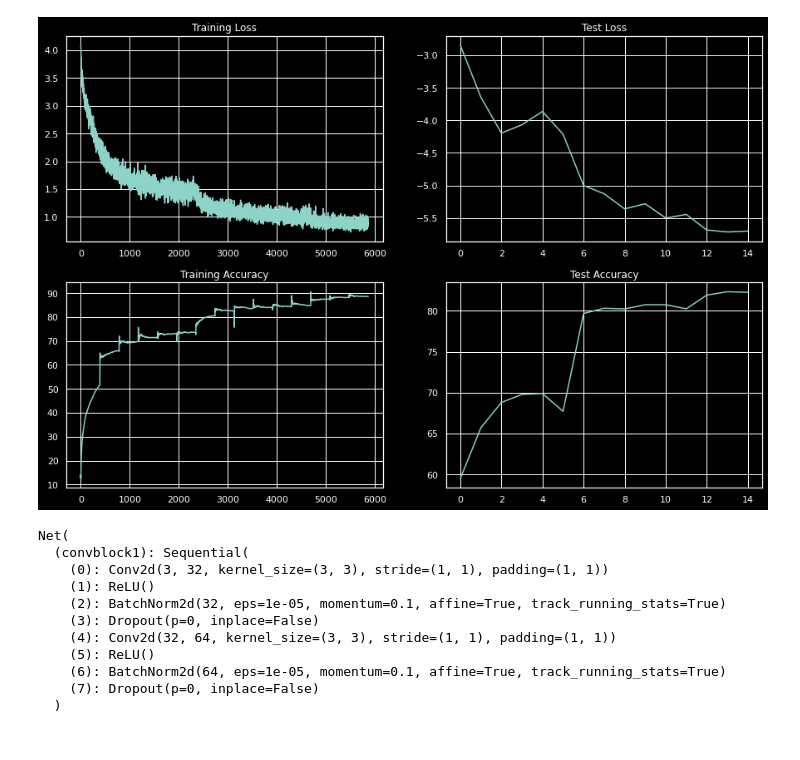
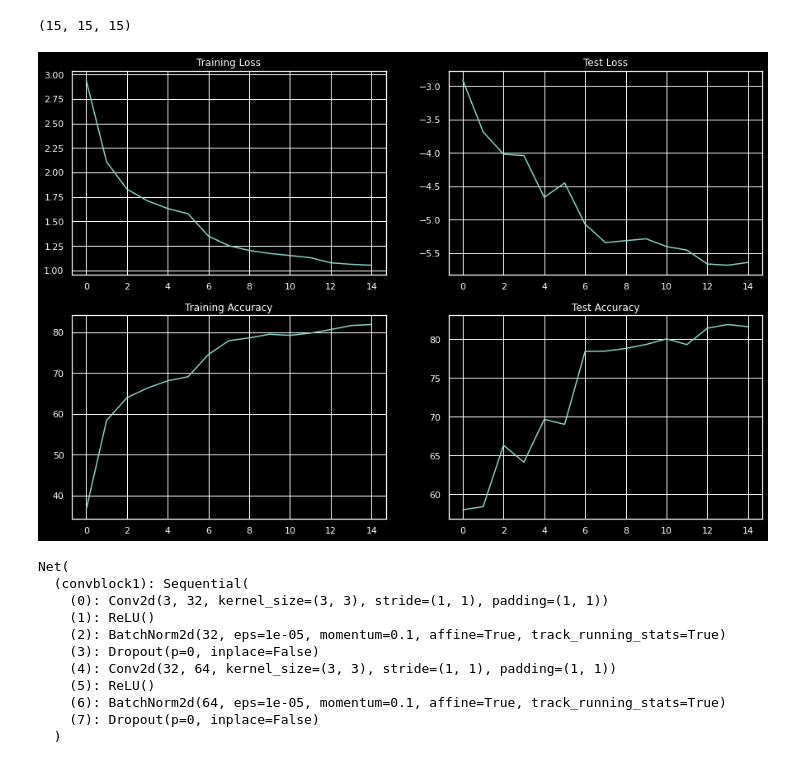
Before and after one commit to jitendramishra1024/EVA5B2, a Jupyter notebook: S7/SOLUTION_PART_02/CIFAR10_JITENDRA_OPTTIMIZED.ipynb, the cells around one changed output. Saved outputs shown, nothing was run; the diff lists cells and outputs as text; code cells hidden in the pictures.

```diff
--- a/S7/SOLUTION_PART_02/CIFAR10_JITENDRA_OPTTIMIZED.ipynb
+++ b/S7/SOLUTION_PART_02/CIFAR10_JITENDRA_OPTTIMIZED.ipynb
@@ -91,11 +130,12 @@ Files already downloaded and verified
 {'frog': 5000, 'truck': 5000, 'deer': 5000, 'car': 5000, 'bird': 5000, 'horse': 5000, 'ship': 5000, 'cat': 5000, 'dog': 5000, 'plane': 5000}
 # %%
+#see NN summary
 !pip install torchsummary
 from torchsummary import summary
 use_cuda = torch.cuda.is_available()
 device = torch.device("cuda" if use_cuda else "cpu")
 print(device)
 #model = Net().to(device)
-model = GetModel.Net().to(device)
+model = BasicModel.Net().to(device)
 summary(model, input_size=(3, 32, 32))
 # %% [output]
@@ -122,8 +162,8 @@ import torch.optim as optim
 from torch.optim.lr_scheduler import StepLR
 #criterion = nn.CrossEntropyLoss()
 lossfunc = nn.CrossEntropyLoss()
-optimizer = optim.SGD(model.parameters(), lr=0.01, momentum=0.9,weight_decay=0.001)
-scheduler = StepLR(optimizer, step_size=6, gamma=0.1)
+optimizer = optim.SGD(model.parameters(), lr=Args.learning_rate, momentum=Args.momentum,weight_decay=Args.weight_decay)
+scheduler = StepLR(optimizer, step_size=Args.step_size, gamma=Args.gamma)
 # %%
 #Test
 EPOCHS = 15
@@ -177,24 +215,54 @@ Test set: Average loss: -5.4976, Test Accuracy: 8075/10000 (80.75%)
 
 EPOCH: 11 last LR= [0.001] LR =  [0.001]
 ... (4 outputs left out)
+# %%
+# def modify_train_loss_accuracy_from_batch_level_to_epoch_level(train_acc,train_losses,trainloader):
+#   new_train_acc=[]
+#   sum=0
+#   count=0
+#   for i in range (len(train_acc)):
+#     sum=sum+train_acc[i]
+#     count=count+1
+#     if count%len(trainloader)==0:
+#       new_train_acc.append(sum/len(trainloader))
+#       sum=0
+
+#   new_train_loss=[]
+#   sum=0
+#   count=0
+#   for i in range (len(train_losses)):
+#     sum=sum+train_losses[i]
+#     count=count+1
+#     if count%len(trainloader)==0:
+#       new_train_loss.append(sum/len(trainloader))
+#       sum=0
+#   return new_train_acc,new_train_loss
+
+new_train_acc,new_train_loss=useful_utils.modify_train_loss_accuracy_from_batch_level_to_epoch_level(train_acc,train_losses,trainloader)
+
+train_acc_mod=new_train_acc
+train_losses_mod=new_train_loss
+len(train_acc_mod),len(train_losses_mod),len(new_train_loss)
+# %% [output]
+(15, 15, 15)
 # %%
 import seaborn as sns
 import matplotlib.pyplot as plt
 sns.set()
 plt.style.use("dark_background")
 
 fig, axs = plt.subplots(2,2,figsize=(15,10))
-axs[0, 0].plot(train_losses)
+axs[0, 0].plot(train_losses_mod)
 axs[0, 0].set_title("Training Loss")
-axs[1, 0].plot(train_acc)
+axs[1, 0].plot(train_acc_mod)
 axs[1, 0].set_title("Training Accuracy")
 axs[0, 1].plot(test_losses)
 axs[0, 1].set_title("Test Loss")
 axs[1, 1].plot(test_acc)
 axs[1, 1].set_title("Test Accuracy")
 plt.show()
 # %% [output]
-[figure, old version]
+[figure, new version]
 # %%
 #Save the model
 torch.save(model,'./data/cifar')
```
Also changed, not shown: parts of 17 cells of this notebook.
